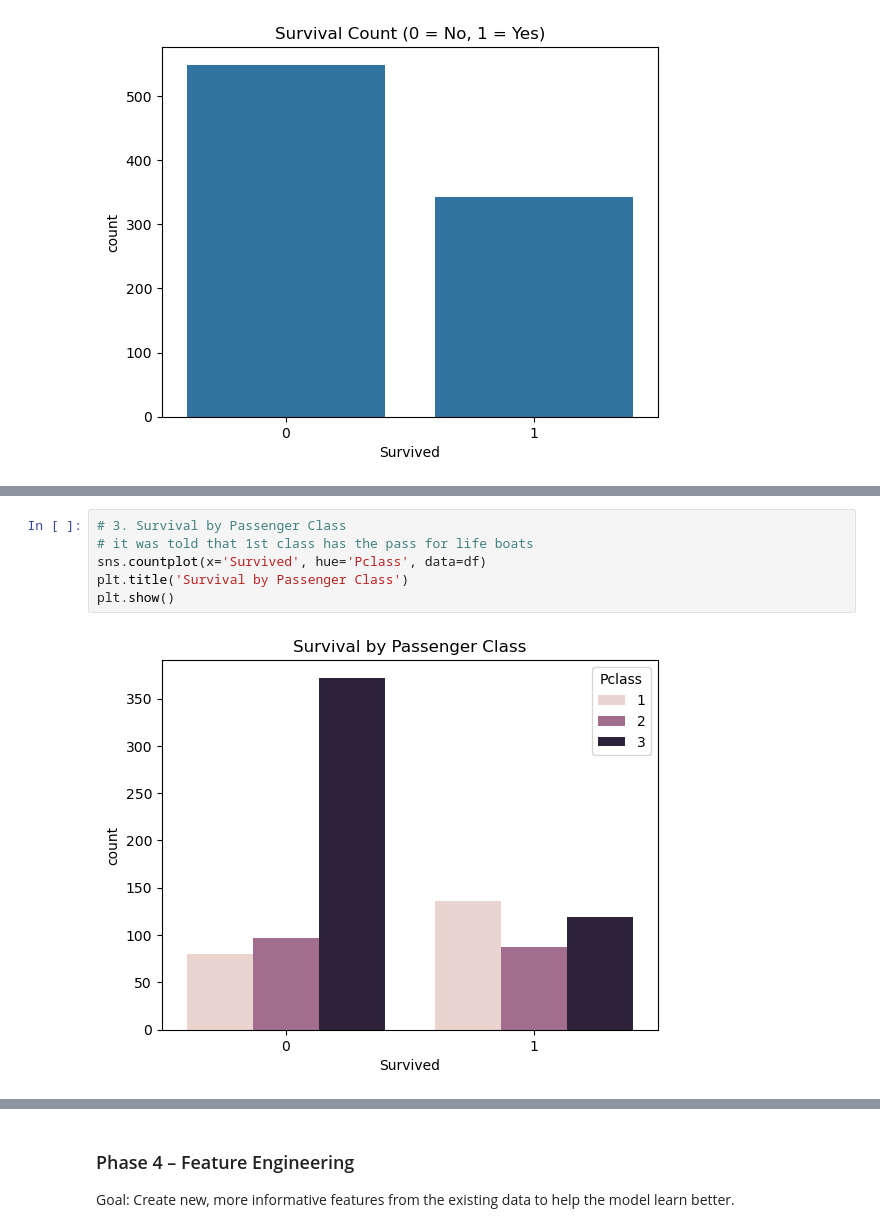
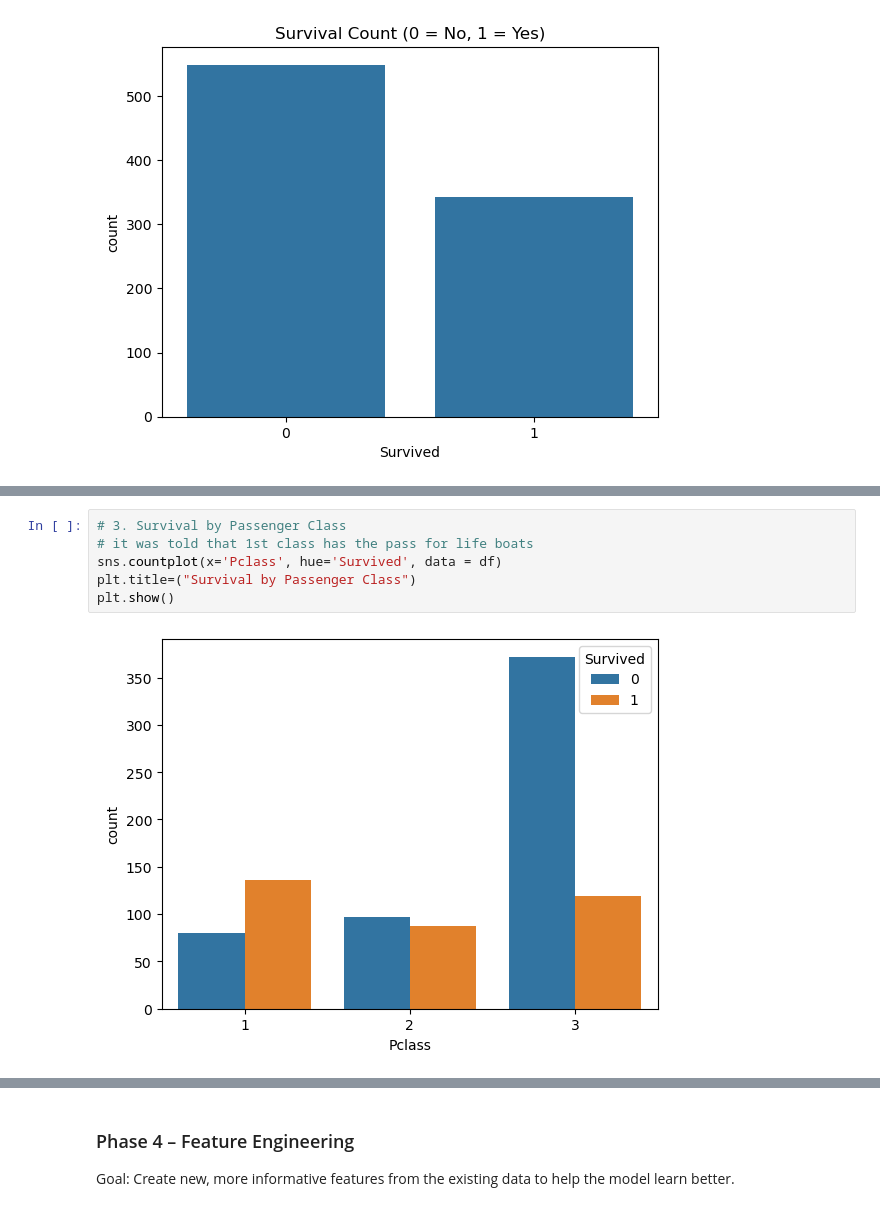
Before and after one commit to harshini2000-dev/Titanic_ML, a Jupyter notebook: Titanic_nb.ipynb, the cells around one changed output, grey strips where cells are left out. Saved outputs shown, nothing was run; the diff lists cells and outputs as text.

```diff
--- a/Titanic_nb.ipynb
+++ b/Titanic_nb.ipynb
@@ -225,10 +247,10 @@ plt.show()
 # %%
 # 3. Survival by Passenger Class
 # it was told that 1st class has the pass for life boats
-sns.countplot(x='Survived', hue='Pclass', data=df)
-plt.title('Survival by Passenger Class')
+sns.countplot(x='Pclass', hue='Survived', data = df)
+plt.title=("Survival by Passenger Class")
 plt.show()
 # %% [output]
-[figure, old version]
+[figure, new version]
 # %%
 # 4. Age Distribution by Survival
```
Also changed, not shown: parts of 44 cells of this notebook, 1 other file.
